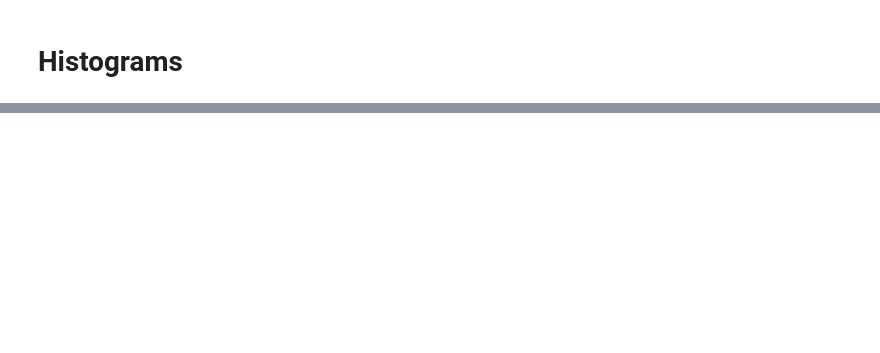
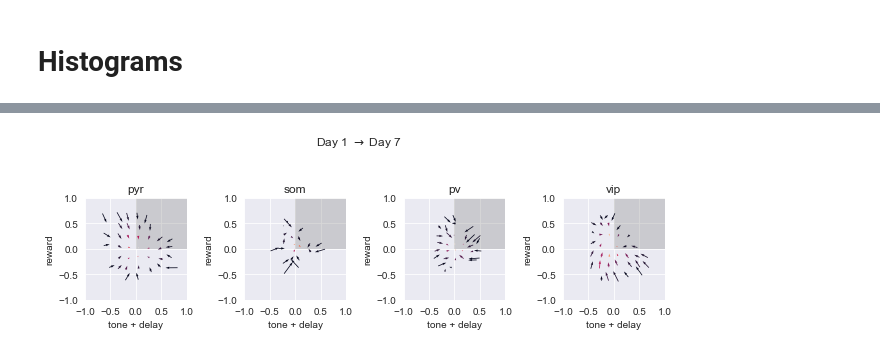
Before and after one commit to nauralcodinglab/interneuron-reward, a Jupyter notebook: notebooks/evolving_trial_structure_projections.ipynb, the cells around one changed output, grey strips where cells are left out. Saved outputs shown, nothing was run; the diff lists cells and outputs as text; code cells hidden in the pictures; blank space fills up the shorter version.

```diff
--- a/notebooks/evolving_trial_structure_projections.ipynb
+++ b/notebooks/evolving_trial_structure_projections.ipynb
@@ -441,3 +426,34 @@ for celltype in cond.CellType:
+# %%
+plt.figure(figsize=(9, 3))
+plt.suptitle(r'Day 1 $\rightarrow$ Day 7')
+
+for i, celltype in enumerate(cond.CellType):
+
+    plt.subplot(1, len(cond.CellType), i+1)
+    plt.title(celltype)
+    plt.gca().set_aspect(1)
+    plt.fill_between(
+        [0, 1], [0, 0], [1, 1],
+        facecolor='gray', alpha=0.3, edgecolor='none',
+        label='Captured by reliability analysis'
+    )
+    learning_quiver_by_condition(
+        celltype, cond.Day(1), cond.Day(7), 'tone + delay', 'reward'
+    )
+    plt.xlabel('tone + delay')
+    plt.ylabel('reward')
+    plt.xlim(-1, 1)
+    plt.ylim(-1, 1)
+    plt.xticks([-1, -0.5, 0, 0.5, 1])
+
+plt.tight_layout()
+plt.subplots_adjust(top=0.85)
+
+plt.savefig('../img/quiver/all_celltypes_not_to_scale.png'.format(celltype), dpi=600)
+
+plt.show()
+# %% [output]
+[figure, added]
 # %%
 def mask(cell_type, first_day, day):
     mask = (
```
Also changed, not shown: parts of 15 cells of this notebook.
